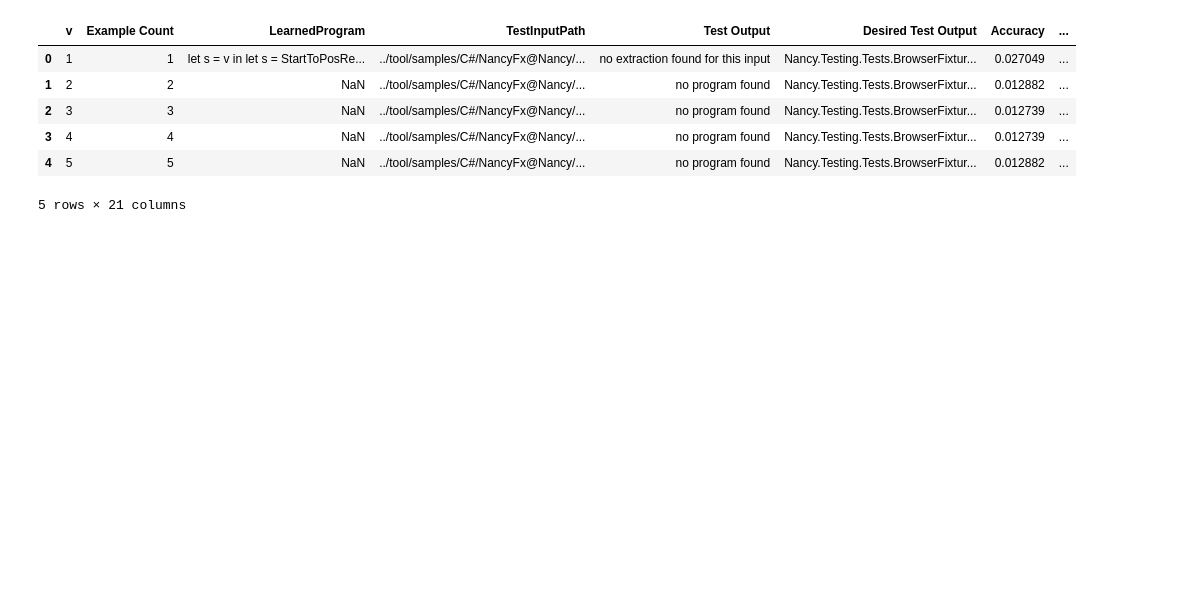
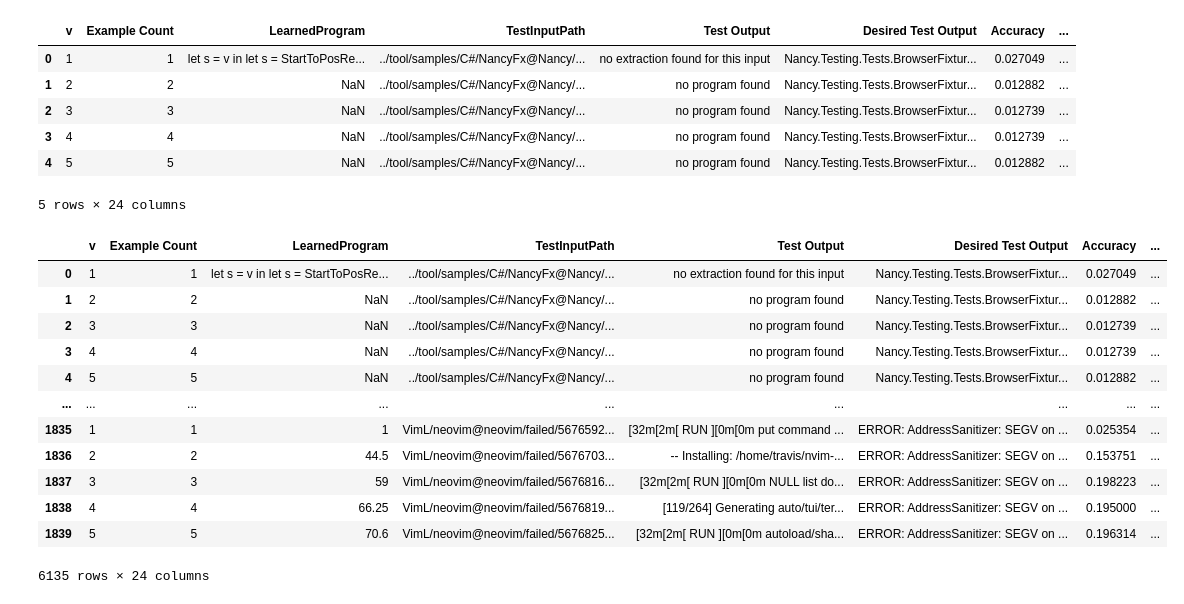
Before and after one commit to lacinoire/master-thesis, a Jupyter notebook: evaluation/results/big_study_data_analysis.ipynb, the cells around one changed output. Drawn from its saved outputs; the diff is of its cells as text; code cells hidden in the pictures; blank space fills up the shorter version.

```diff
--- a/evaluation/results/big_study_data_analysis.ipynb
+++ b/evaluation/results/big_study_data_analysis.ipynb
@@ -54,8 +54,8 @@ rn = pd.read_csv('random.csv')
 rn['Technique'] = 'RLR'
 frames = [pbe, ir, kw, rn]
 
-result = pd.concat(frames)
-result.rename(columns={'Unnamed: 0':'v',
+result_big = pd.concat(frames)
+result_big.rename(columns={'Unnamed: 0':'v',
                        'TestOutput':'Test Output',
                        'DesiredTestOutput':'Desired Test Output',
                        'ExampleCount':'Example Count',
@@ -74,9 +74,9 @@ def calc_overlapping_lines(row):
     row['All Desired Lines Extracted'] = row['False Negatives Count'] == 0
     return row
 
-result = result.apply(calc_overlapping_lines, axis=1)
+result_big = result_big.apply(calc_overlapping_lines, axis=1)
 
-result.head()
+result_big.head()
 # %% [output]
 |  | v | Example Count | LearnedProgram | TestInputPath | Test Output | Desired Test Output | Accuracy | ... |
 | 0 | 1 | 1 | let s = v in let s = StartToPosRe... | ../tool/samples/C#/NancyFx@Nancy/... | no extraction found for this input | Nancy.Testing.Tests.BrowserFixtur... | 0.027049 | ... |
@@ -84,4 +84,20 @@ result.head()
 | 2 | 3 | 3 | NaN | ../tool/samples/C#/NancyFx@Nancy/... | no program found | Nancy.Testing.Tests.BrowserFixtur... | 0.012739 | ... |
 | 3 | 4 | 4 | NaN | ../tool/samples/C#/NancyFx@Nancy/... | no program found | Nancy.Testing.Tests.BrowserFixtur... | 0.012739 | ... |
 | 4 | 5 | 5 | NaN | ../tool/samples/C#/NancyFx@Nancy/... | no program found | Nancy.Testing.Tests.BrowserFixtur... | 0.012882 | ... |
-5 rows × 21 columns
+5 rows × 24 columns
+# %%
+result_big
+# %% [output]
+|  | v | Example Count | LearnedProgram | TestInputPath | Test Output | Desired Test Output | Accuracy | ... |
+| 0 | 1 | 1 | let s = v in let s = StartToPosRe... | ../tool/samples/C#/NancyFx@Nancy/... | no extraction found for this input | Nancy.Testing.Tests.BrowserFixtur... | 0.027049 | ... |
+| 1 | 2 | 2 | NaN | ../tool/samples/C#/NancyFx@Nancy/... | no program found | Nancy.Testing.Tests.BrowserFixtur... | 0.012882 | ... |
+| 2 | 3 | 3 | NaN | ../tool/samples/C#/NancyFx@Nancy/... | no program found | Nancy.Testing.Tests.BrowserFixtur... | 0.012739 | ... |
+| 3 | 4 | 4 | NaN | ../tool/samples/C#/NancyFx@Nancy/... | no program found | Nancy.Testing.Tests.BrowserFixtur... | 0.012739 | ... |
+| 4 | 5 | 5 | NaN | ../tool/samples/C#/NancyFx@Nancy/... | no program found | Nancy.Testing.Tests.BrowserFixtur... | 0.012882 | ... |
+| ... | ... | ... | ... | ... | ... | ... | ... | ... |
+| 1835 | 1 | 1 | 1 | VimL/neovim@neovim/failed/5676592... | [32m[2m[ RUN ][0m[0m put command ... | ERROR: AddressSanitizer: SEGV on ... | 0.025354 | ... |
+| 1836 | 2 | 2 | 44.5 | VimL/neovim@neovim/failed/5676703... | -- Installing: /home/travis/nvim-... | ERROR: AddressSanitizer: SEGV on ... | 0.153751 | ... |
+| 1837 | 3 | 3 | 59 | VimL/neovim@neovim/failed/5676816... | [32m[2m[ RUN ][0m[0m NULL list do... | ERROR: AddressSanitizer: SEGV on ... | 0.198223 | ... |
+| 1838 | 4 | 4 | 66.25 | VimL/neovim@neovim/failed/5676819... | [119/264] Generating auto/tui/ter... | ERROR: AddressSanitizer: SEGV on ... | 0.195000 | ... |
+| 1839 | 5 | 5 | 70.6 | VimL/neovim@neovim/failed/5676825... | [32m[2m[ RUN ][0m[0m autoload/sha... | ERROR: AddressSanitizer: SEGV on ... | 0.196314 | ... |
+6135 rows × 24 columns
```
Also changed, not shown: parts of 15 cells of this notebook, 6 other files.
